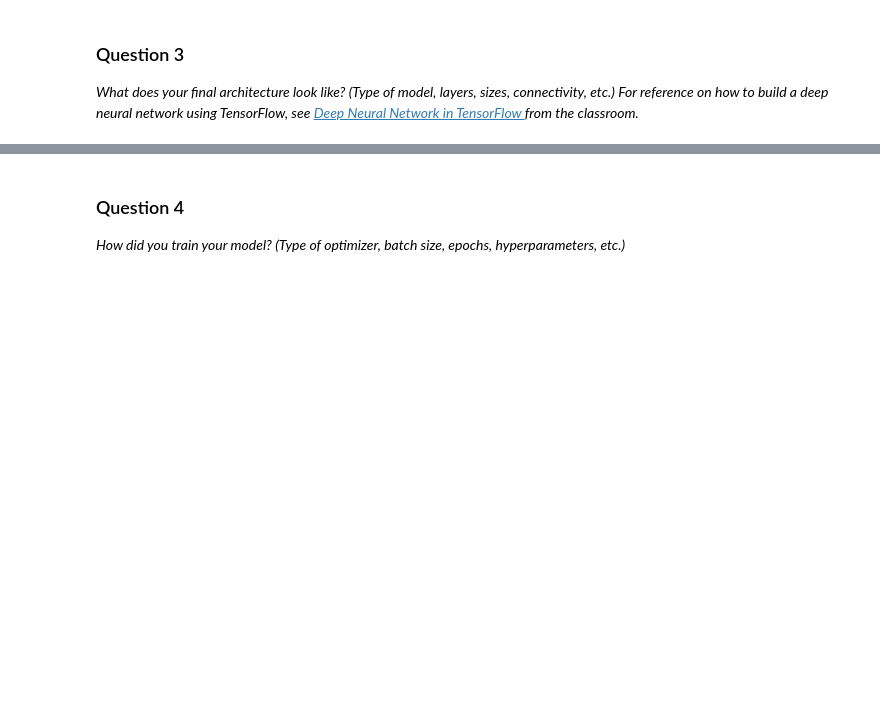
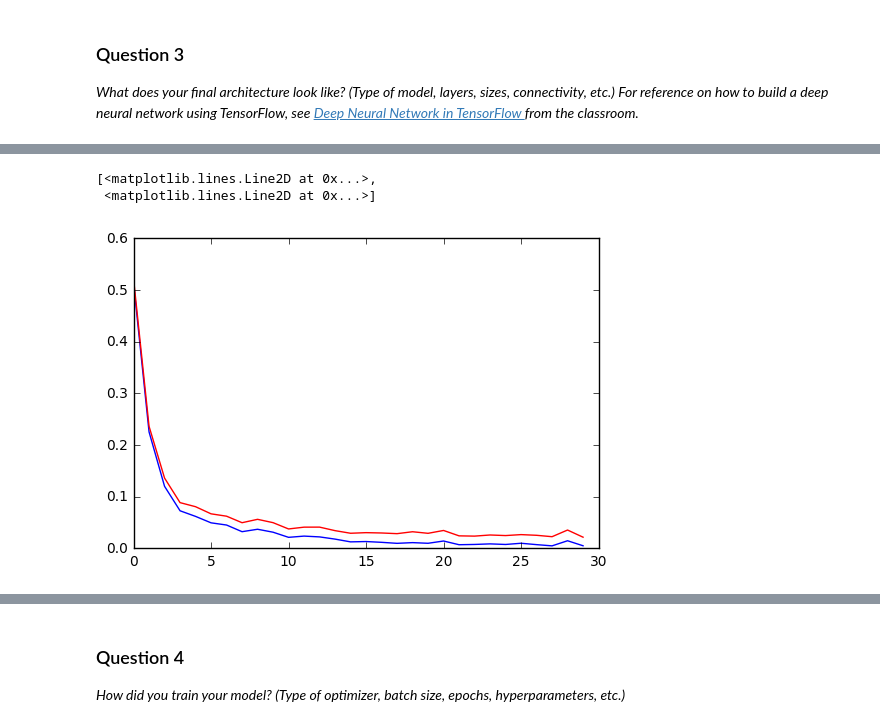
Before and after one commit to apereiral/CarND-Traffic-Sign-Classifier-Project, a Jupyter notebook: Traffic_Sign_Classifier.ipynb, the cells around one changed output, grey strips where cells are left out. Drawn from its saved outputs; the diff is of its cells as text; code cells hidden in the pictures; blank space fills up the shorter version.

```diff
--- a/Traffic_Sign_Classifier.ipynb
+++ b/Traffic_Sign_Classifier.ipynb
@@ -616,0 +581,6 @@ EPOCH 11 ...
+# %%
+plt.plot(train_loss_hist, 'b', val_loss_hist, 'r')
+# %% [output]
+[<matplotlib.lines.Line2D at 0x...>,
+ <matplotlib.lines.Line2D at 0x...>]
+[figure, added]
```
Also changed, not shown: parts of 10 cells of this notebook, 3 other files.
